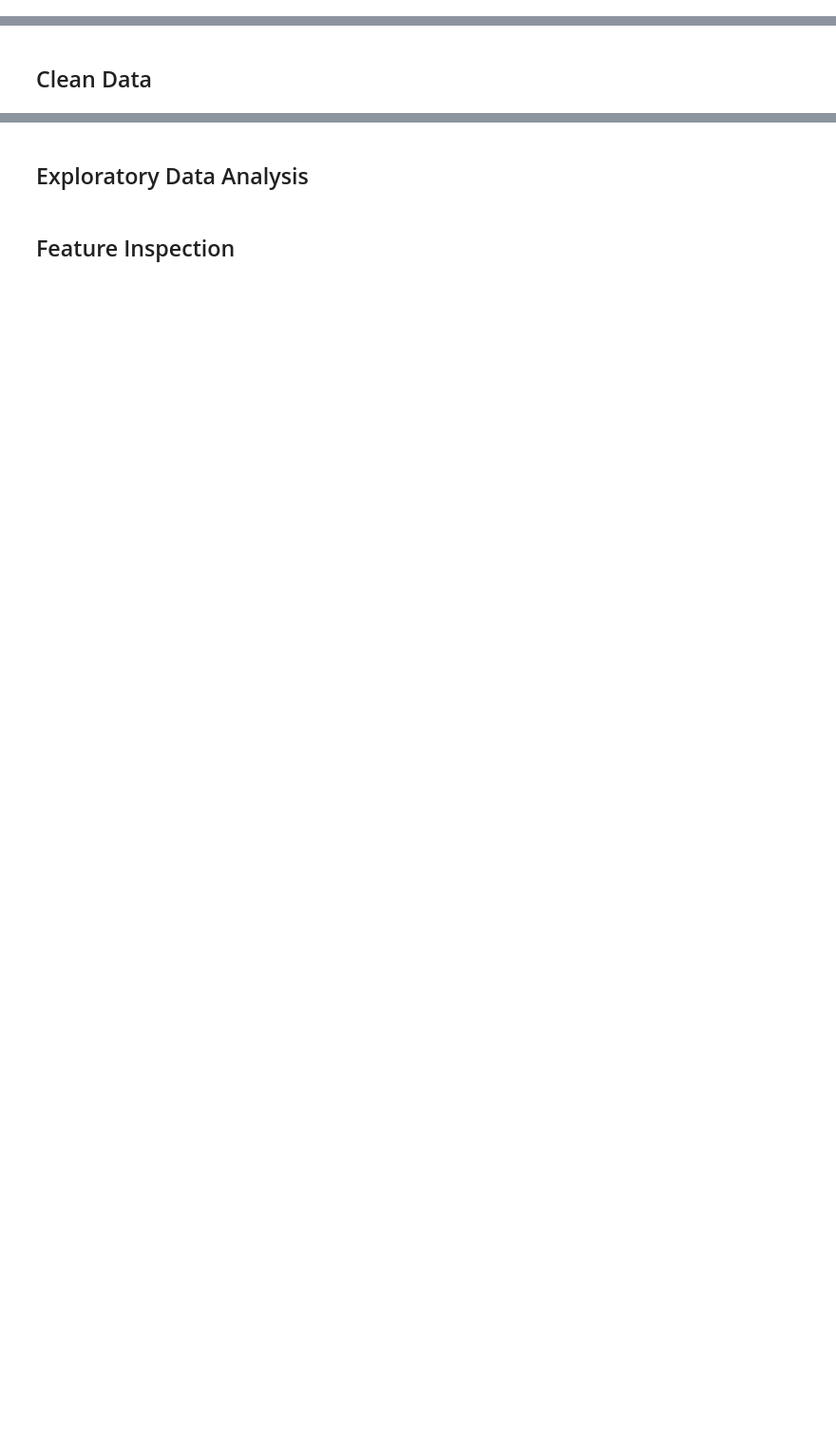
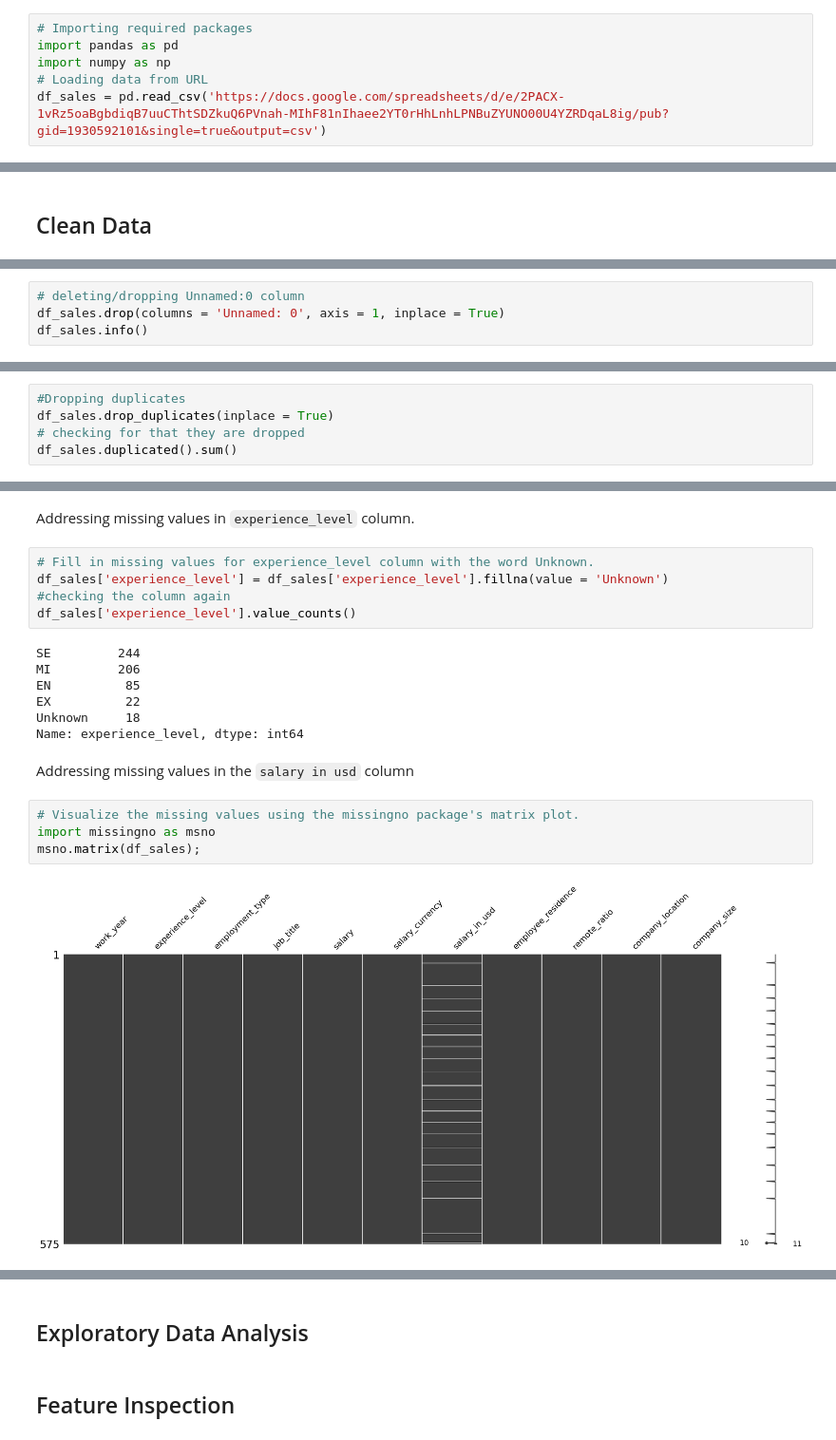
Before and after one commit to Aggie2024/Prediction-of-Product-Sales, a Jupyter notebook: Prediction_of_Product_Sales.ipynb, the cells around one changed output, grey strips where cells are left out. Shown: that part at 95% size. Saved outputs shown, nothing was run; the diff lists cells and outputs as text; blank space fills up the shorter version.

```diff
--- a/Prediction_of_Product_Sales.ipynb
+++ b/Prediction_of_Product_Sales.ipynb
@@ -7,3 +7,9 @@
 ## Project Overview
 # %% [markdown]
 ## Load and Inspect Data
+# %%
+# Importing required packages
+import pandas as pd
+import numpy as np
+# Loading data from URL
+df_sales = pd.read_csv('https://docs.google.com/spreadsheets/d/e/2PACX-1vRz5oaBgbdiqB7uuCThtSDZkuQ6PVnah-MIhF81nIhaee2YT0rHhLnhLPNBuZYUNO00U4YZRDqaL8ig/pub?gid=1930592101&single=true&output=csv')
@@ -11,0 +81,4 @@
+# %%
+# deleting/dropping Unnamed:0 column
+df_sales.drop(columns = 'Unnamed: 0', axis = 1, inplace = True)
+df_sales.info()
@@ -11,0 +113,5 @@
+# %%
+#Dropping duplicates
+df_sales.drop_duplicates(inplace = True)
+# checking for that they are dropped
+df_sales.duplicated().sum()
@@ -11,0 +157,22 @@
+# %% [markdown]
+Addressing missing values in `experience_level` column.
+# %%
+# Fill in missing values for experience_level column with the word Unknown.
+df_sales['experience_level'] = df_sales['experience_level'].fillna(value = 'Unknown')
+#checking the column again
+df_sales['experience_level'].value_counts()
+# %% [output]
+SE         244
+MI         206
+EN          85
+EX          22
+Unknown     18
+Name: experience_level, dtype: int64
+# %% [markdown]
+Addressing missing values in the `salary in usd` column
+# %%
+# Visualize the missing values using the missingno package's matrix plot.
+import missingno as msno
+msno.matrix(df_sales);
+# %% [output]
+[figure, added]
```
Also changed, not shown: parts of 38 cells of this notebook.
